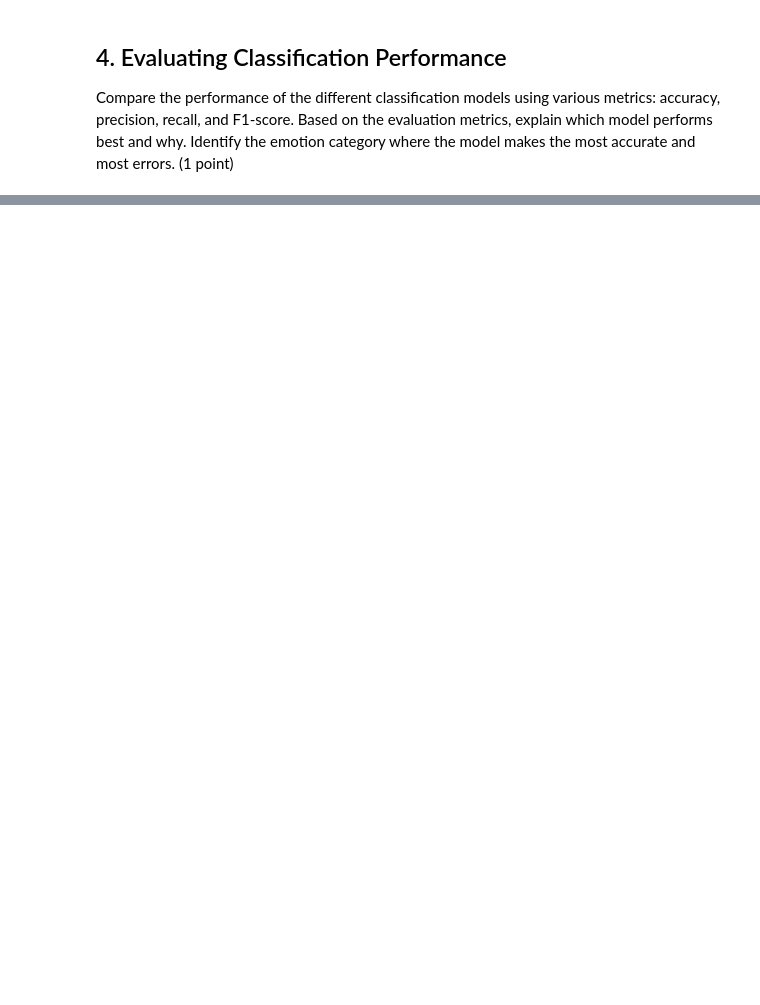
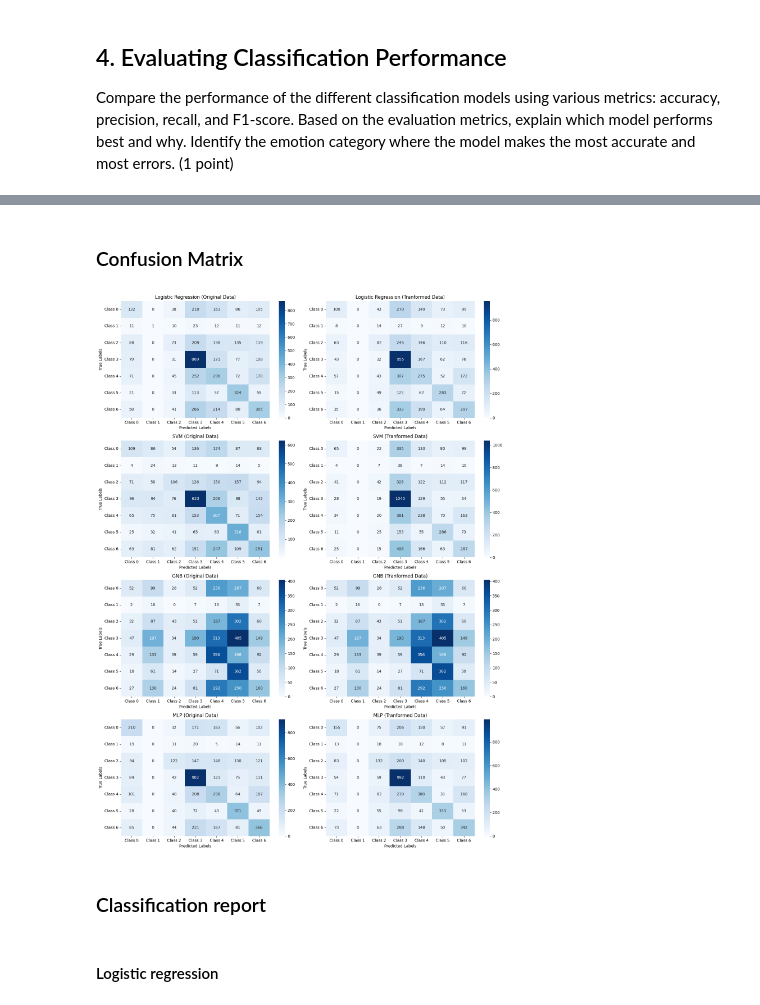
Before and after one commit to nguyenmai333/Fundamental-ML, a Jupyter notebook: notebooks/EDA.ipynb, the cells around one changed output, grey strips where cells are left out. Cells and saved outputs as stored; diff of their text form; code cells hidden in the pictures; blank space fills up the shorter version.

```diff
--- a/notebooks/EDA.ipynb
+++ b/notebooks/EDA.ipynb
@@ -1354,0 +1548,40 @@ Based on the evaluation metrics, explain which model performs best and why. Iden
+# %% [markdown]
+### Confusion Matrix
+# %%
+confusion_matrices = [
+    (original_logistic_confusion, "Logistic Regression (Original Data)"),
+    (confusion_logistic, "Logistic Regression (Tranformed Data)"),
+    (original_svm_confusion, "SVM (Original Data)"),
+    (confusion_svm, "SVM (Tranformed Data)"),
+    (original_gnb_confusion, "GNB (Original Data)"),
+    (confusion_gnb, "GNB (Tranformed Data)"),
+    (original_mlp_confusion, "MLP (Original Data)"),
+    (confusion_mlp, "MLP (Tranformed Data)")
+]
+
+class_labels = ['Class 0', 'Class 1', 'Class 2', 'Class 3', 'Class 4', 'Class 5', 'Class 6']
+fig, axes = plt.subplots(4, 2, figsize=(15, 20))
+
+axes = axes.flatten()
+
+for i, (confusion_matrix, title) in enumerate(confusion_matrices):
+    sns.heatmap(confusion_matrix, annot=True, fmt='d', cmap='Blues', xticklabels=class_labels, yticklabels=class_labels, ax=axes[i])
+    axes[i].set_xlabel('Predicted Labels')
+    axes[i].set_ylabel('True Labels')
+    axes[i].set_title(title)
+    axes[i].tick_params(axis='x', rotation=0)
+    axes[i].tick_params(axis='y', rotation=0)
+
+
+for j in range(len(confusion_matrices), len(axes)):
+    fig.delaxes(axes[j])
+
+
+plt.tight_layout()
+plt.show()
+# %% [output]
+[figure, added]
+# %% [markdown]
+### Classification report
+# %% [markdown]
+#### Logistic regression
```
Also changed, not shown: parts of 103 cells of this notebook.
